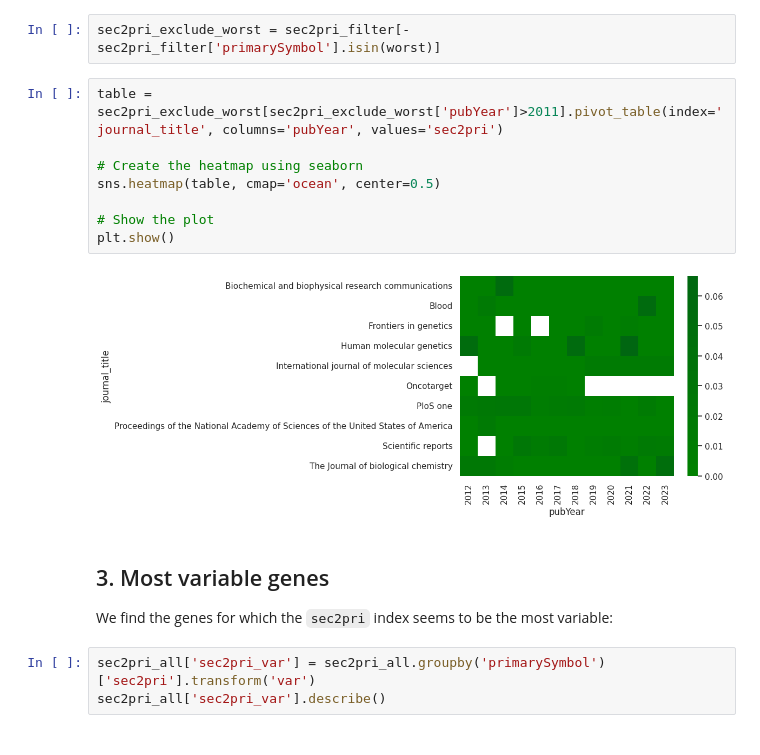
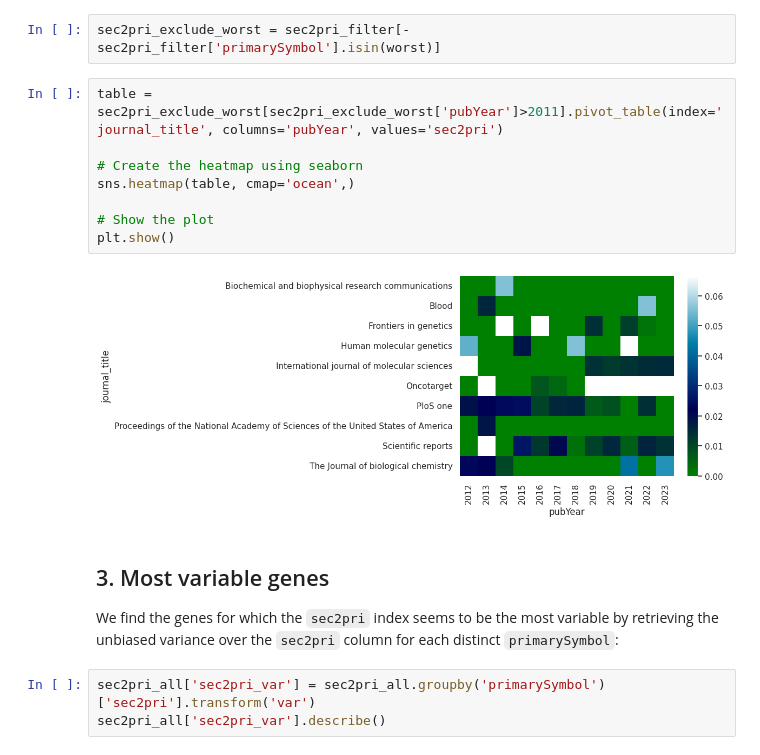
Before and after one commit to sec2pri/usecases, a Jupyter notebook: bibliometric_symbol_usage/HGNC_symbols_literature.ipynb, the cells around one changed output. Cells and saved outputs as stored; diff of their text form.

Commit message:
Fixed color scale for a plot

```diff
--- a/bibliometric_symbol_usage/HGNC_symbols_literature.ipynb
+++ b/bibliometric_symbol_usage/HGNC_symbols_literature.ipynb
@@ -266,17 +250,17 @@ sec2pri_exclude_worst = sec2pri_filter[-sec2pri_filter['primarySymbol'].isin(wor
 # %%
 table = sec2pri_exclude_worst[sec2pri_exclude_worst['pubYear']>2011].pivot_table(index='journal_title', columns='pubYear', values='sec2pri')
 
 # Create the heatmap using seaborn
-sns.heatmap(table, cmap='ocean', center=0.5)
+sns.heatmap(table, cmap='ocean',)
 
 # Show the plot
 plt.show()
 # %% [output]
-[figure, old version]
+[figure, new version]
 # %% [markdown]
 ## 3. Most variable genes
 
-We find the genes for which the `sec2pri` index seems to be the most variable:
+We find the genes for which the `sec2pri` index seems to be the most variable by retrieving the unbiased variance over the `sec2pri` column for each distinct `primarySymbol`:
 # %%
 sec2pri_all['sec2pri_var'] = sec2pri_all.groupby('primarySymbol')['sec2pri'].transform('var')
 sec2pri_all['sec2pri_var'].describe()
```
Also changed, not shown: parts of 4 cells of this notebook, 1 other file.
